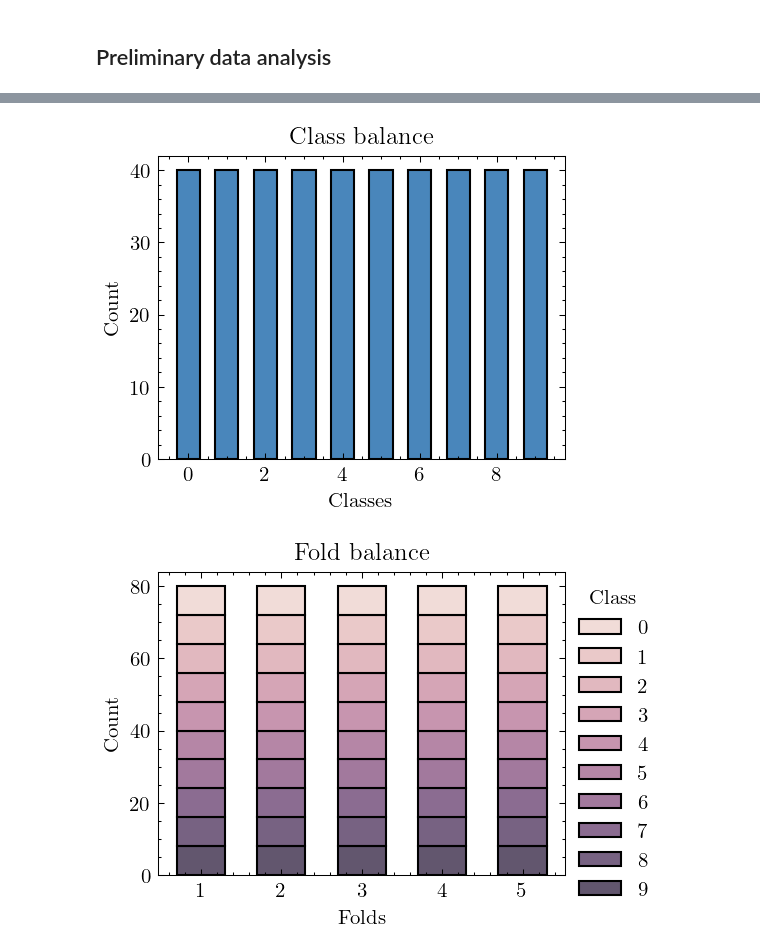
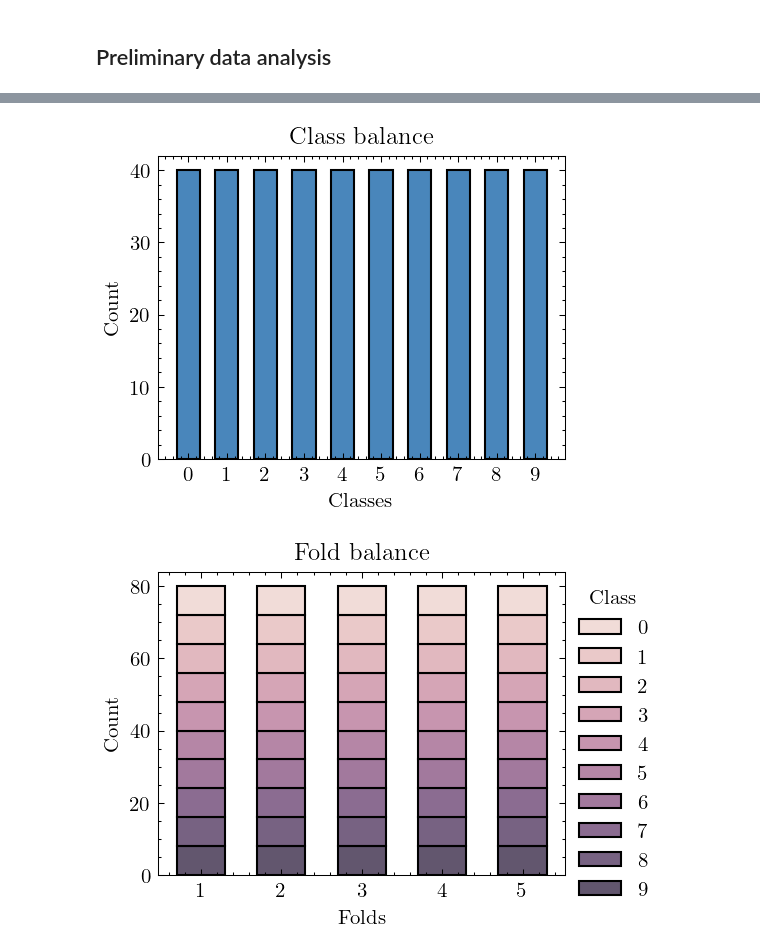
Before and after one commit to FilippoUslenghi/audio-pattern, a Jupyter notebook: project.ipynb, the cells around one changed output, grey strips where cells are left out. Cells and saved outputs as stored; diff of their text form; code cells hidden in the pictures.

```diff
--- a/project.ipynb
+++ b/project.ipynb
@@ -35,13 +41,14 @@ df.head()
 # %%
 plt.figure(dpi=150)
-sns.histplot(df, x="class", discrete=True, shrink=0.6)
+g = sns.histplot(df, x="class", discrete=True, shrink=0.6)
 plt.title("Class balance")
 plt.xlabel("Classes")
+plt.xticks(np.arange(10))
 os.makedirs("images", exist_ok=True)
 plt.savefig(os.path.join("images", "class_balance.png"), dpi=150)
 plt.show()
 # %% [output]
-[figure, old version]
+[figure, new version]
 # %%
 plt.figure(dpi=150)
 sns.histplot(df, x="fold", hue="class", discrete=True, shrink=0.6, multiple="stack")
```
Also changed, not shown: parts of 24 cells of this notebook, 5 other files.
